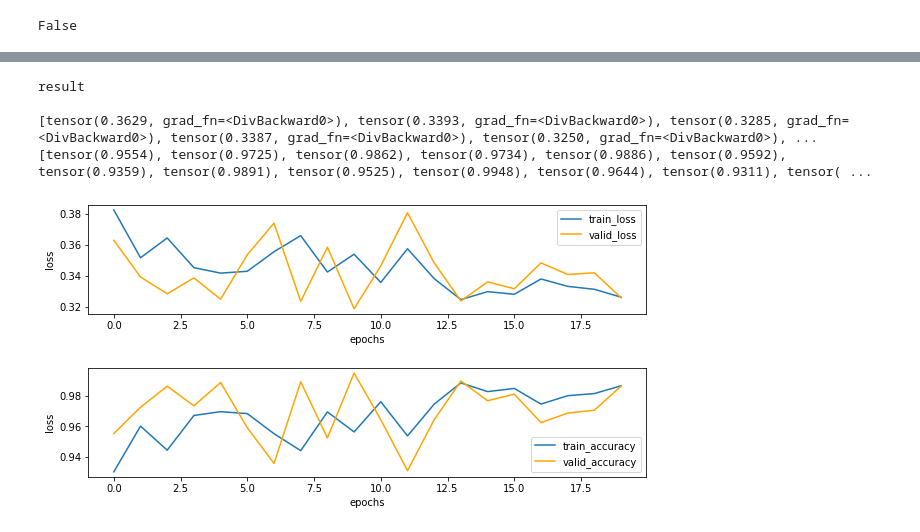
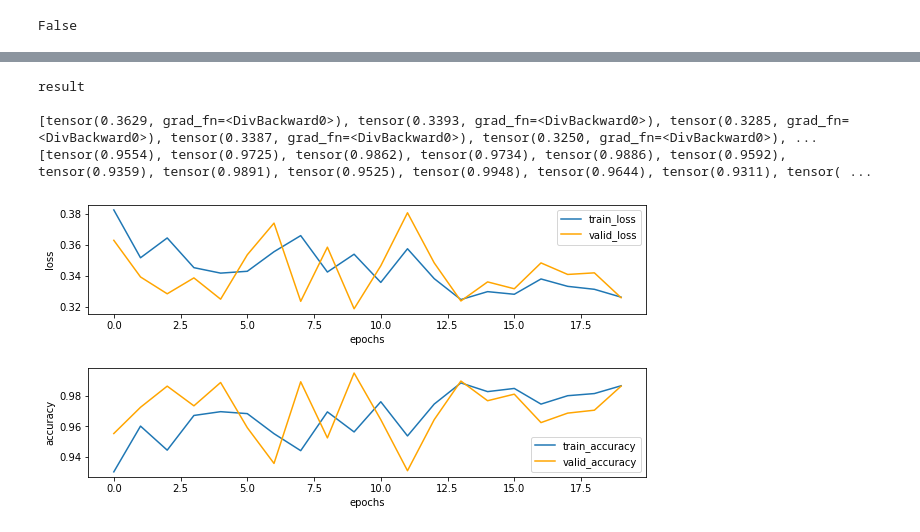
Before and after one commit to Lotherxuan/Zombie-Company-Recognition, a Jupyter notebook: model.ipynb, the cells around one changed output, grey strips where cells are left out. Drawn from its saved outputs; the diff is of its cells as text; code cells hidden in the pictures.

```diff
--- a/model.ipynb
+++ b/model.ipynb
@@ -182,30 +182,30 @@ tensor(0.3133, grad_fn=<NllLossBackward>)
 # %%
 print("result")
 print()
 
 fig=plt.figure(figsize=(10,5))
 
 plt.subplots_adjust(wspace=0.2,hspace=0.5)
 
 ax1=fig.add_subplot(2,1,1)
 plt.plot(range(len(train_loss_history)),train_loss_history)
 plt.plot(range(len(valid_loss_history)),valid_loss_history,'orange')
 plt.xlabel('epochs')
 plt.ylabel('loss')
 plt.legend(['train_loss','valid_loss'])
 
 ax2=fig.add_subplot(2,1,2)
 plt.plot(range(len(train_accuracy_history)),train_accuracy_history)
 plt.plot(range(len(valid_accuracy_history)),valid_accuracy_history,'orange')
 plt.xlabel('epochs')
-plt.ylabel('loss')
+plt.ylabel('accuracy')
 ax2.legend(['train_accuracy','valid_accuracy'])
 
 print(valid_loss_history)
 print(valid_accuracy_history)
 # %% [output]
 result
 
 [tensor(0.3629, grad_fn=<DivBackward0>), tensor(0.3393, grad_fn=<DivBackward0>), tensor(0.3285, grad_fn=<DivBackward0>), tensor(0.3387, grad_fn=<DivBackward0>), tensor(0.3250, grad_fn=<DivBackward0>), ...
 [tensor(0.9554), tensor(0.9725), tensor(0.9862), tensor(0.9734), tensor(0.9886), tensor(0.9592), tensor(0.9359), tensor(0.9891), tensor(0.9525), tensor(0.9948), tensor(0.9644), tensor(0.9311), tensor( ...
-[figure, old version]
+[figure, new version]
```
